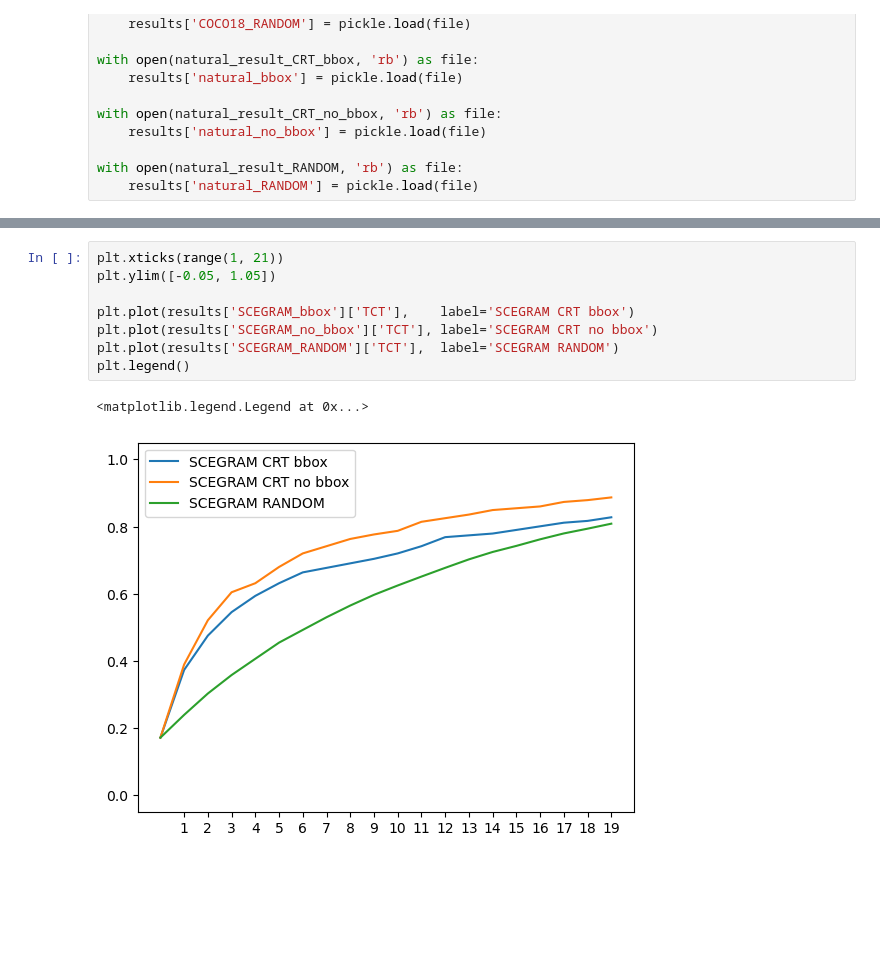
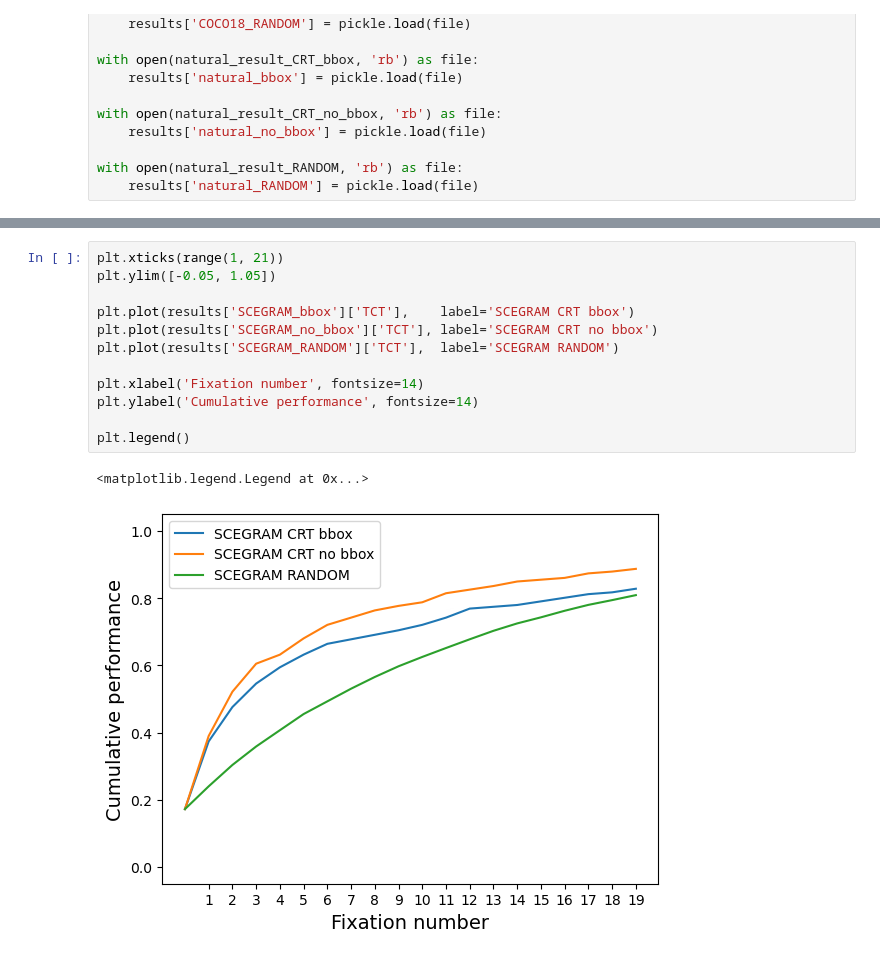
Before and after one commit to tuanisworkingonsomeprojects/TCT-visual-search, a Jupyter notebook: TCT notebooks/[Result].ipynb, the cells around one changed output, grey strips where cells are left out. Saved outputs shown, nothing was run; the diff lists cells and outputs as text; blank space fills up the shorter version.

```diff
--- a/TCT notebooks/[Result].ipynb
+++ b/TCT notebooks/[Result].ipynb
@@ -58,14 +62,18 @@ plt.legend()
 # %%
 plt.xticks(range(1, 21))
 plt.ylim([-0.05, 1.05])
 
 plt.plot(results['SCEGRAM_bbox']['TCT'],    label='SCEGRAM CRT bbox')
 plt.plot(results['SCEGRAM_no_bbox']['TCT'], label='SCEGRAM CRT no bbox')
 plt.plot(results['SCEGRAM_RANDOM']['TCT'],  label='SCEGRAM RANDOM')
+
+plt.xlabel('Fixation number', fontsize=14)
+plt.ylabel('Cumulative performance', fontsize=14)
+
 plt.legend()
 # %% [output]
 <matplotlib.legend.Legend at 0x...>
-[figure, old version]
+[figure, new version]
 # %%
 plt.xticks(range(1, 21))
 plt.ylim([-0.05, 1.05])
```
Also changed, not shown: parts of 2 cells of this notebook, 2 other files.
